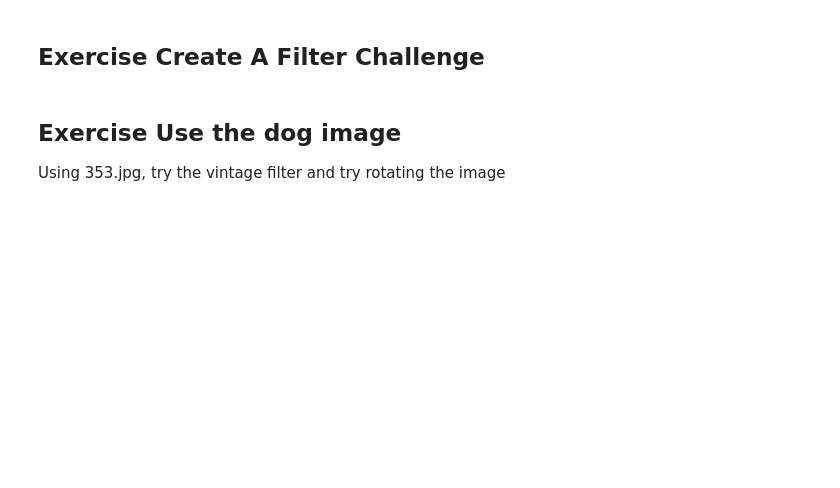
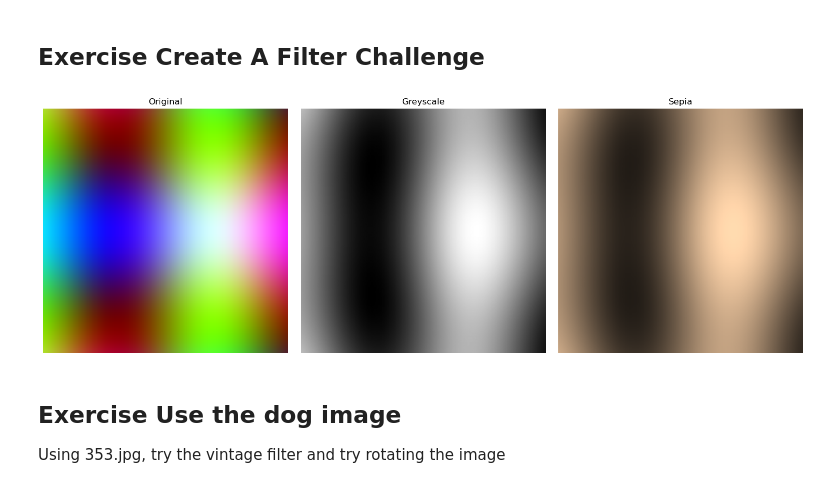
Before and after one commit to MatthewMcCarthy1/machine-learning-labs, a Jupyter notebook: Lab 1/Week 1 Files-20260119/ML_Lab1_Data_Fundamentals.ipynb, the cells around one changed output. Saved outputs shown, nothing was run; the diff lists cells and outputs as text; code cells hidden in the pictures; blank space fills up the shorter version.

```diff
--- a/Lab 1/Week 1 Files-20260119/ML_Lab1_Data_Fundamentals.ipynb
+++ b/Lab 1/Week 1 Files-20260119/ML_Lab1_Data_Fundamentals.ipynb
@@ -1043,11 +1100,40 @@ plt.show()
 # %%
 # Create a simple "vintage" filter for pattern.png:
 # 1. Convert to grayscale using the luminosity method
 # 2. Add a sepia tone by creating an RGB image where:
 #    R = gray * 1.2, G = gray * 1.0, B = gray * 0.8
 # 3. Reduce the overall brightness by 10%
 # 4. Display original, grayscale, and sepia versions
 # Your code here:
+fig, axes = plt.subplots(1, 3, figsize=(15, 5))
+
+gray = 0.299 * pattern_img[:, :, 0] + \
+       0.587 * pattern_img[:, :, 1] + \
+       0.114 * pattern_img[:, :, 2]
+
+sepia = np.zeros_like(pattern_img)
+sepia[:, :, 0] = np.clip(gray * 1.2 * 0.9, 0, 255)  # Red (Boosted + dimmed)
+sepia[:, :, 1] = np.clip(gray * 1.0 * 0.9, 0, 255)  # Green (Dimmed)
+sepia[:, :, 2] = np.clip(gray * 0.8 * 0.9, 0, 255)  # Blue (Reduced + dimmed)
+sepia = sepia.astype(np.uint8)
+
+
+axes[0].imshow(pattern_img)
+axes[0].set_title('Original')
+axes[0].axis('off')
+
+axes[1].imshow(gray, cmap='gray')
+axes[1].set_title('Greyscale')
+axes[1].axis('off')
+
+axes[2].imshow(sepia)
+axes[2].set_title('Sepia')
+axes[2].axis('off')
+
+plt.tight_layout()
+plt.show()
+# %% [output]
+[figure, added]
 # %% [markdown]
 ## Exercise Use the dog image
 
```
Also changed, not shown: parts of 14 cells of this notebook.
